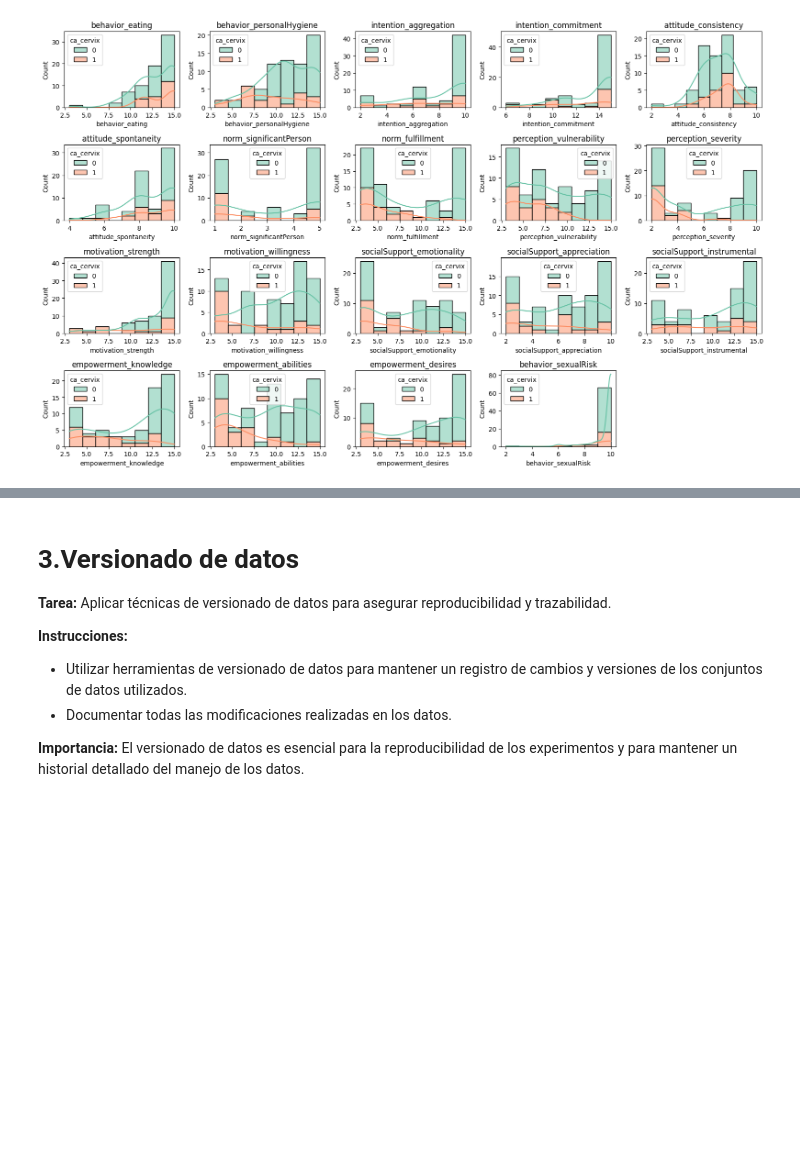
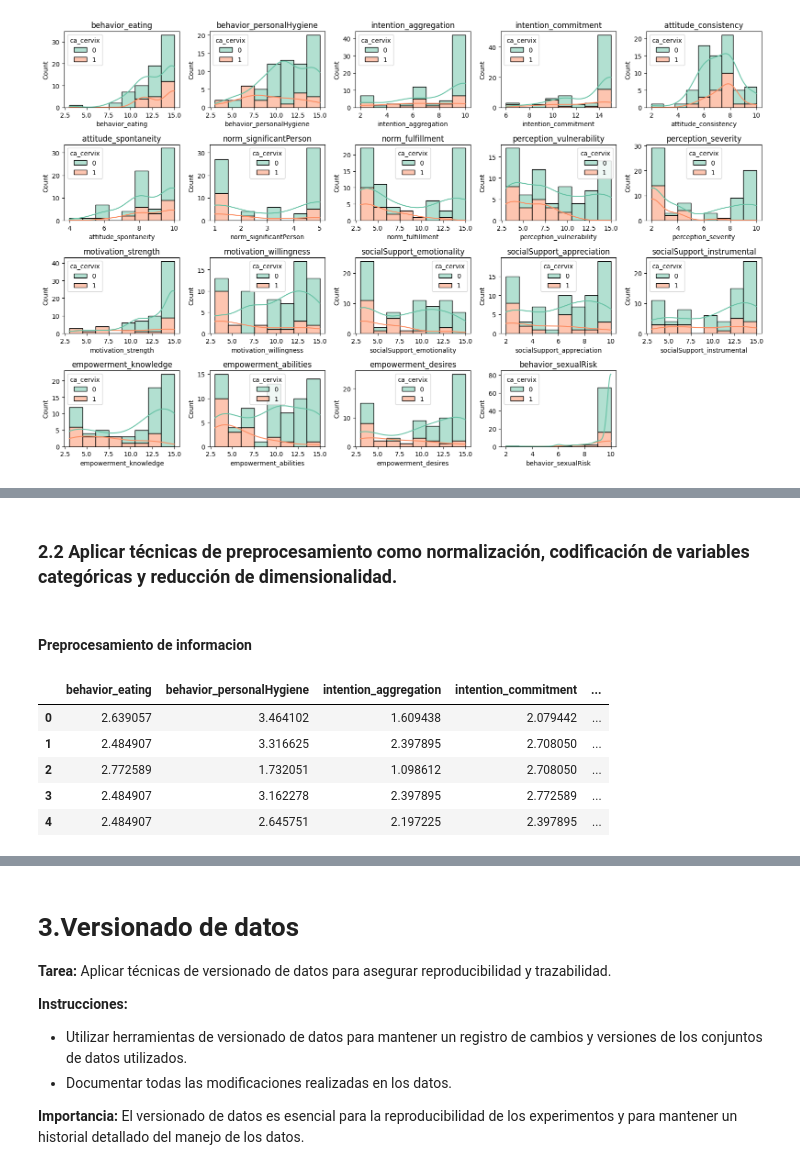
Before and after one commit to Tieralx/MNA-MLOps-, a Jupyter notebook: Fase 1_Equipo34.ipynb, the cells around one changed output, grey strips where cells are left out. Drawn from its saved outputs; the diff is of its cells as text; code cells hidden in the pictures; blank space fills up the shorter version.

```diff
--- a/Fase 1_Equipo34.ipynb
+++ b/Fase 1_Equipo34.ipynb
@@ -191,0 +219,44 @@ dtype: float64
+# %% [markdown]
+### **2.2 Aplicar técnicas de preprocesamiento como normalización, codificación de variables categóricas y reducción de dimensionalidad.**
+# %% [markdown]
+#### **Preprocesamiento de informacion**
+# %%
+import numpy as np
+
+# Definir las listas de columnas para cada tipo de transformación
+log_transform_columns = [
+    'behavior_eating',
+    'intention_aggregation',
+    'intention_commitment',
+    'motivation_strength',
+    'behavior_sexualRisk'
+]
+
+sqrt_transform_columns = [
+    'attitude_spontaneity',
+    'behavior_personalHygiene',
+    'socialSupport_appreciation',
+    'socialSupport_instrumental',
+    'empowerment_knowledge',
+    'empowerment_abilities',
+    'empowerment_desires'
+]
+
+
+cervical_normalized = cervical_data.copy()
+
+# Transformación logarítmica: Reduce el impacto de valores extremos. Ideal para variables con sesgo positivo.
+
+cervical_normalized[log_transform_columns] = cervical_normalized[log_transform_columns].apply(np.log1p)
+
+# Transformación de raíz cuadrada: Similar a la logarítmica, pero menos agresiva. Funciona bien para variables con valores más pequeños o negativos con sesgo positivo o negativo.
+cervical_normalized[sqrt_transform_columns] = cervical_normalized[sqrt_transform_columns].apply(np.sqrt)
+
+cervical_normalized.head()
+# %% [output]
+|  | behavior_eating | behavior_personalHygiene | intention_aggregation | intention_commitment | ... |
+| 0 | 2.639057 | 3.464102 | 1.609438 | 2.079442 | ... |
+| 1 | 2.484907 | 3.316625 | 2.397895 | 2.708050 | ... |
+| 2 | 2.772589 | 1.732051 | 1.098612 | 2.708050 | ... |
+| 3 | 2.484907 | 3.162278 | 2.397895 | 2.772589 | ... |
+| 4 | 2.484907 | 2.645751 | 2.197225 | 2.397895 | ... |
```
Also changed, not shown: parts of 12 cells of this notebook.
